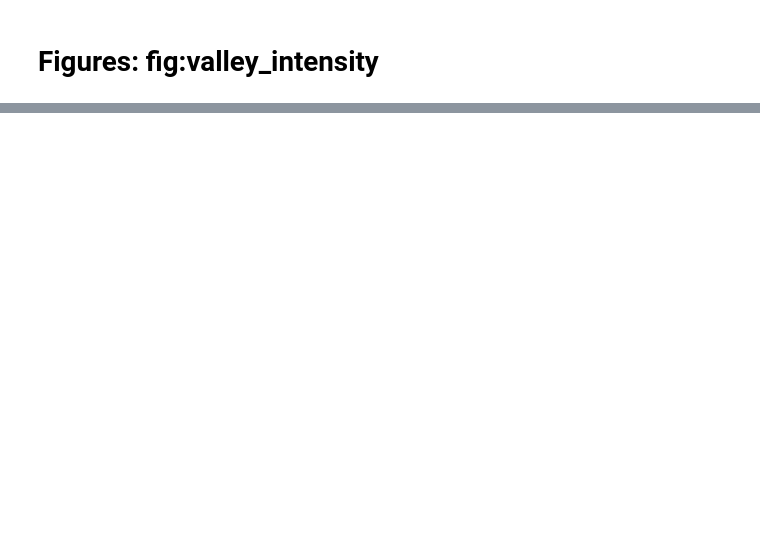
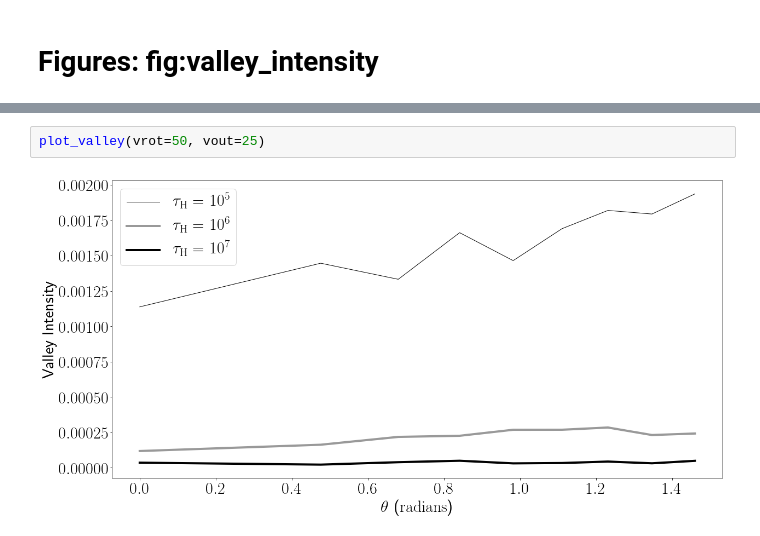
Before and after one commit to astroandes/CLARA_RotationOutflows, a Jupyter notebook: plots/paper/results_line_characterization.ipynb, the cells around one changed output, grey strips where cells are left out. Drawn from its saved outputs; the diff is of its cells as text; blank space fills up the shorter version.

```diff
--- a/plots/paper/results_line_characterization.ipynb
+++ b/plots/paper/results_line_characterization.ipynb
@@ -335,0 +358,4 @@ def plot_stats(logtau):
+# %%
+plot_valley(vrot=50, vout=25)
+# %% [output]
+[figure, added]
```
Also changed, not shown: parts of 11 cells of this notebook, 16 other files.
